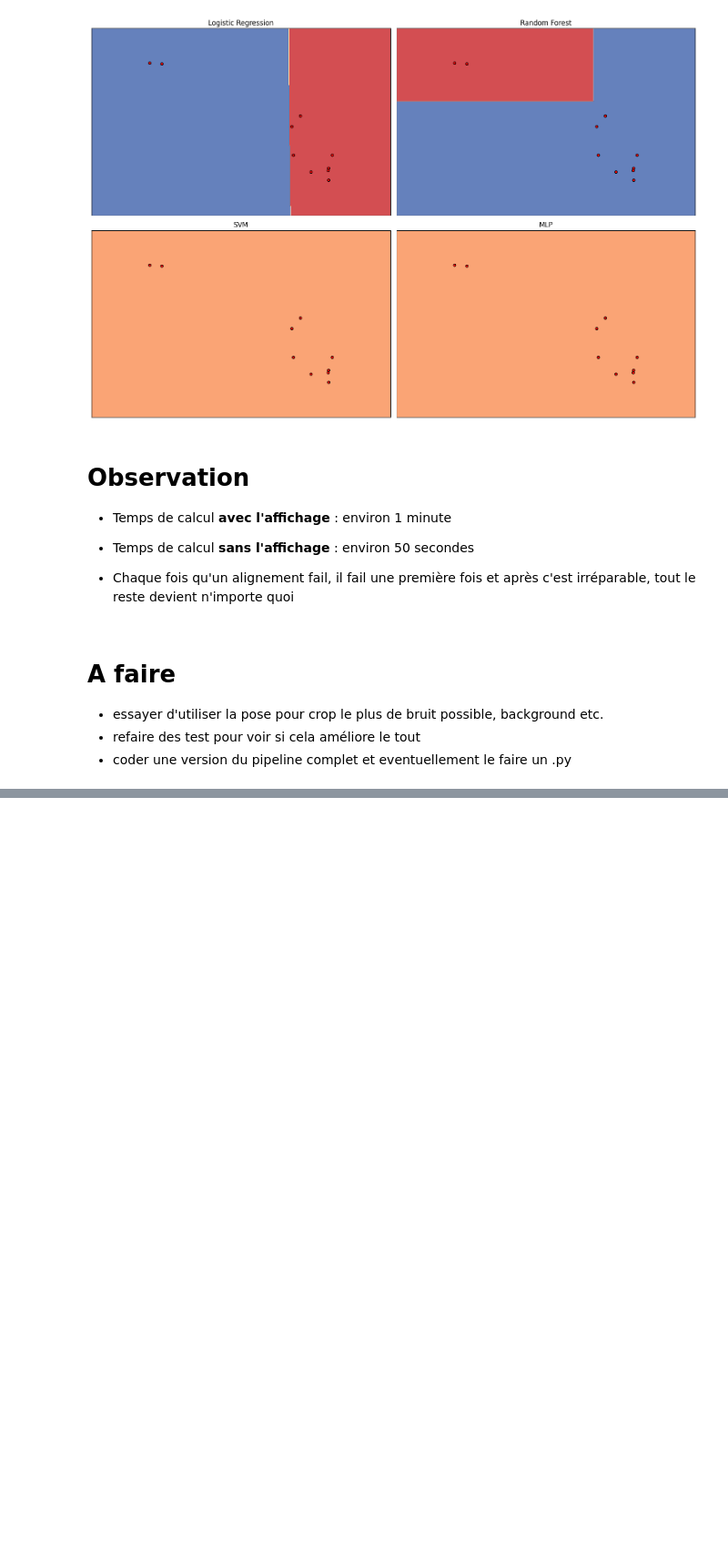
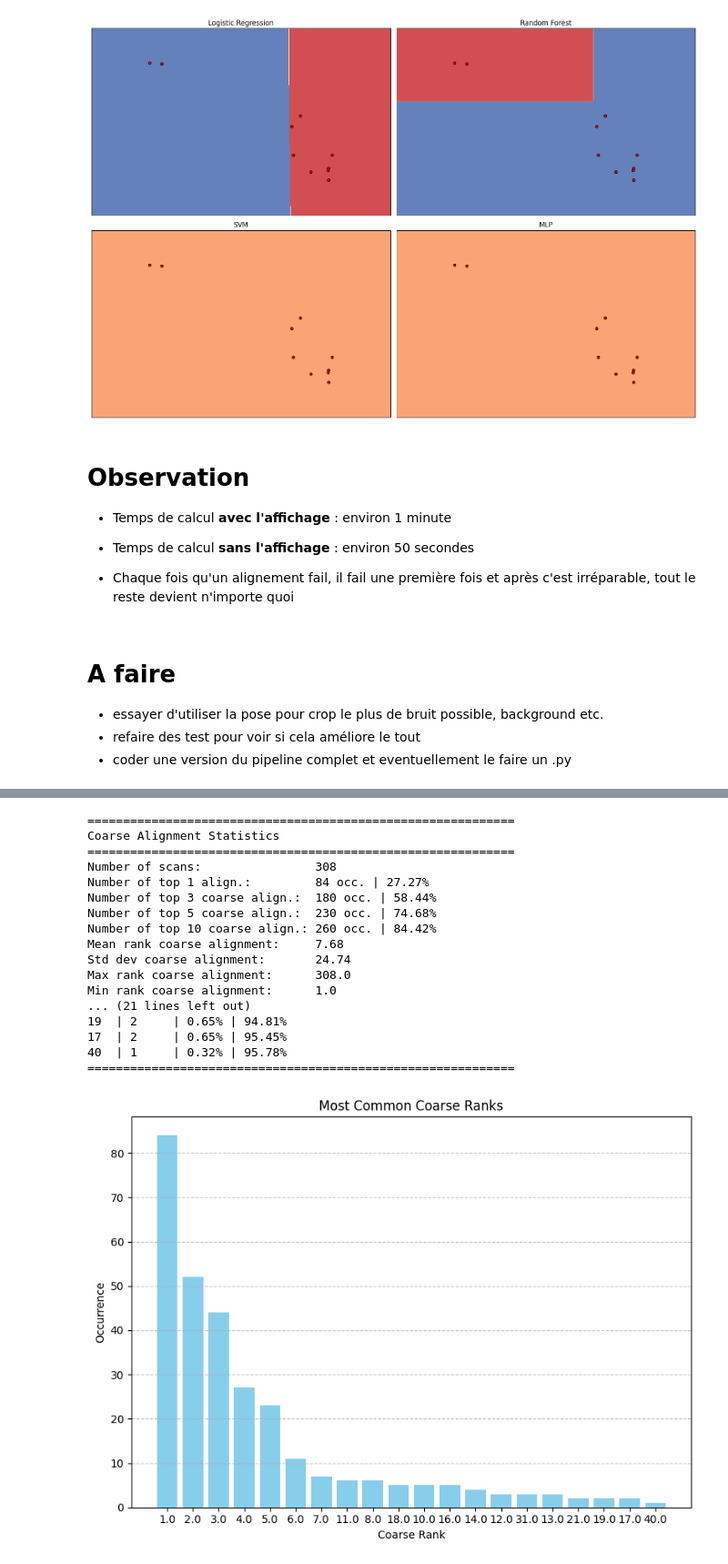
Before and after one commit to CharlesCBeaulieu/gedi, a Jupyter notebook: src/evaluate_data.ipynb, the cells around one changed output, grey strips where cells are left out. Shown at 91% size. Cells and saved outputs as stored; diff of their text form; code cells hidden in the pictures; blank space fills up the shorter version.

```diff
--- a/src/evaluate_data.ipynb
+++ b/src/evaluate_data.ipynb
@@ -813,0 +812,10 @@ plot_decision_boundaries(X_test, y_test, classifiers, scaler, X_test, y_test)
+# %%
+import csv
+import os
+import pandas as pd
+
+best_data_path = "../gedi_data/working_data/stats_results/overall_stats_best.csv"
+median_data_path = "../gedi_data/working_data/stats_results/overall_stats_median.csv"
+
+df = pd.read_csv(best_data_path)
+df
@@ -813,0 +1034,23 @@ plot_decision_boundaries(X_test, y_test, classifiers, scaler, X_test, y_test)
+# %%
+best_data_path = "../gedi_data/working_data/stats_results/overall_stats_best.csv"
+median_data_path = "../gedi_data/working_data/stats_results/overall_stats_median.csv"
+analyse_coarse_results(best_data_path)
+# %% [output]
+============================================================
+Coarse Alignment Statistics
+============================================================
+Number of scans:                308
+Number of top 1 align.:         84 occ. | 27.27%
+Number of top 3 coarse align.:  180 occ. | 58.44%
+Number of top 5 coarse align.:  230 occ. | 74.68%
+Number of top 10 coarse align.: 260 occ. | 84.42%
+Mean rank coarse alignment:     7.68
+Std dev coarse alignment:       24.74
+Max rank coarse alignment:      308.0
+Min rank coarse alignment:      1.0
+... (21 lines left out)
+19  | 2     | 0.65% | 94.81%
+17  | 2     | 0.65% | 95.45%
+40  | 1     | 0.32% | 95.78%
+============================================================
+[figure, added]
```
Also changed, not shown: parts of 5 cells of this notebook, 4 other files.
